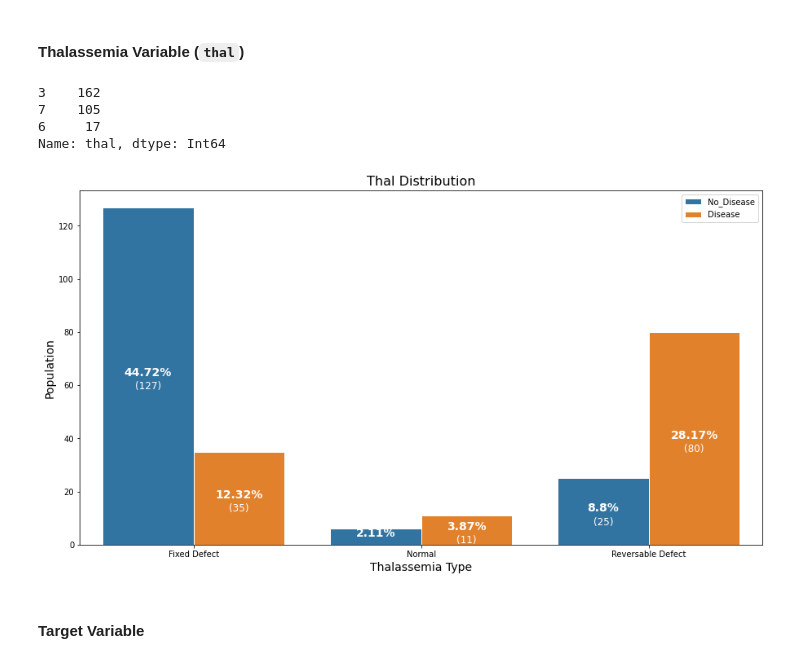
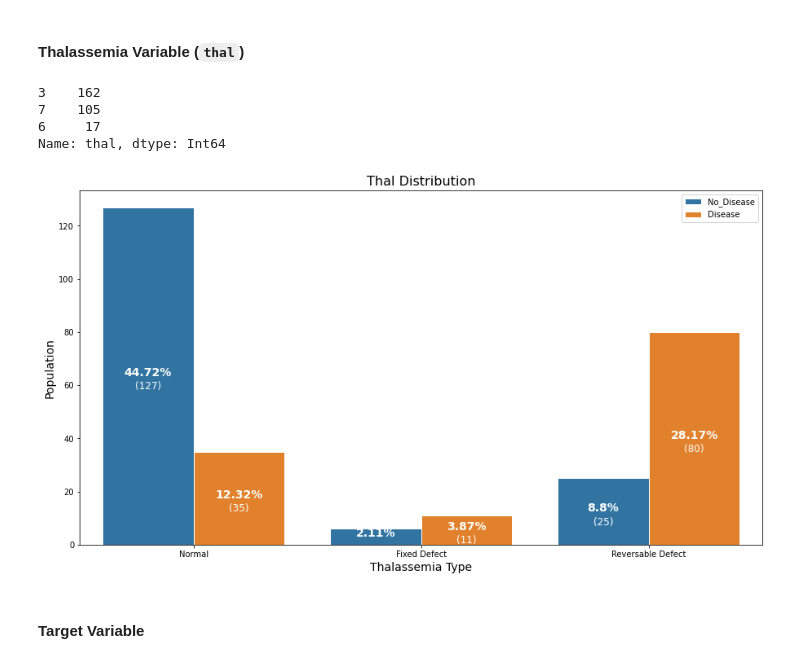
Before and after one commit to Forum-123/Predictive-Heart-Disease-Model, a Jupyter notebook: Data Analysis/Data Exploration and Cleaning.ipynb, the cells around one changed output. Saved outputs shown, nothing was run; the diff lists cells and outputs as text; code cells hidden in the pictures.

```diff
--- a/Data Analysis/1. Data Exploration and Cleaning.ipynb
+++ b/Data Analysis/Data Exploration and Cleaning.ipynb
@@ -866,45 +871,43 @@ Name: ca, dtype: Int64
 # %% [markdown]
 #### Thalassemia Variable (`thal`)
 # %%
-#  Number of instances for each attribute in the 'thal' column
+# Normal = 3, Fixed Defect = 6, Reversable Defect = 7
+# Number of instances for each attribute in the 'thal' column
 print(data['thal'].value_counts())
 
 # Plot bar chart according to each gender
 fig, ax = plt.subplots(figsize=(15, 8))
 ax = sns.countplot(x='thal', hue='target', data=data, edgecolor=sns.color_palette(["#FFFFFF"]))
-# No_Disease = 0, Disease = 1
-ax.legend(labels=['No_Disease', 'Disease'])
+ax.legend(labels=['No_Disease', 'Disease'])  # No_Disease = 0, Disease = 1
 
-# Fixed Defect = 1, Normal = 2, Reversable Defect = 3
-
-# Formatting the graph
+# Format the graph
 ax.set_title('Thal Distribution', fontsize=16)
 ax.set_ylabel('Population', fontsize=14)
-ax.set_xticklabels(['Fixed Defect', 'Normal', 'Reversable Defect'], rotation=0)
+ax.set_xticklabels(['Normal', 'Fixed Defect', 'Reversable Defect'], rotation=0)
 ax.set_xlabel('Thalassemia Type', fontsize=14)
 
 totals = []  # Contains the number of instances for each attribute
 for l in ax.patches:
     height = l.get_height()
     totals.append(height)
 total = sum(totals)
 
 # Arrange text within bars
 for l in ax.patches:
     width = l.get_width()
     height = l.get_height()
     x, y = l.get_xy()
     ax.annotate(f'({height})', (x + width / 2, y + height / 2 - 5), ha='center', fontsize=12, color='white')
     ax.annotate(f'{round((height / total) * 100, 2)}%', (x + width / 2, y + height / 2), ha='center',
                 fontsize=14, color='white', weight='bold')
 
 plt.show()
 # %% [output]
 3    162
 7    105
 6     17
 Name: thal, dtype: Int64
-[figure, old version]
+[figure, new version]
 # %% [markdown]
 #### Target Variable
 # %%
```
Also changed, not shown: parts of 15 cells of this notebook, 10 other files.
